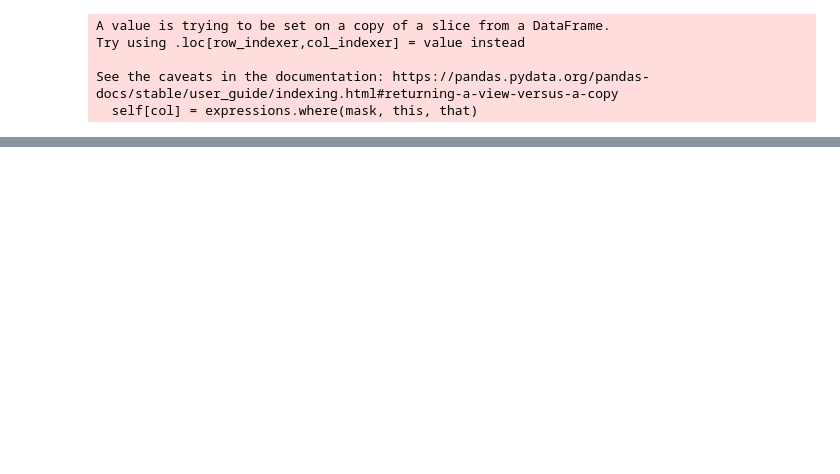
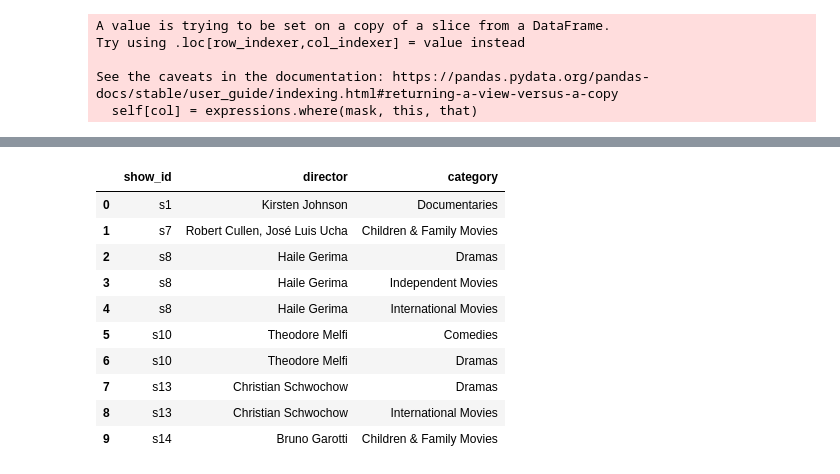
Before and after one commit to renatasarmet/mfbn, a Jupyter notebook: notebooks/netflix.ipynb, the cells around one changed output, grey strips where cells are left out. Drawn from its saved outputs; the diff is of its cells as text; code cells hidden in the pictures; blank space fills up the shorter version.

```diff
--- a/notebooks/netflix.ipynb
+++ b/notebooks/netflix.ipynb
@@ -285,0 +337,24 @@ See the caveats in the documentation: https://pandas.pydata.org/pandas-docs/stab
+# %%
+tripartite1.director = tripartite1.director.str.strip()
+tripartite1 = (tripartite1
+               .set_index(['show_id', 'director'])['listed_in']
+               .apply(lambda x: [s.strip() for s in x.split(',')])
+               .apply(pd.Series)
+               .stack()
+              )
+tripartite1 = tripartite1.reset_index()
+tripartite1.columns = ['show_id', 'director', 'sample_num', 'category']
+tripartite1 = tripartite1[['show_id', 'director', 'category']]
+tripartite1.head(10)
+# %% [output]
+|  | show_id | director | category |
+| 0 | s1 | Kirsten Johnson | Documentaries |
+| 1 | s7 | Robert Cullen, José Luis Ucha | Children & Family Movies |
+| 2 | s8 | Haile Gerima | Dramas |
+| 3 | s8 | Haile Gerima | Independent Movies |
+| 4 | s8 | Haile Gerima | International Movies |
+| 5 | s10 | Theodore Melfi | Comedies |
+| 6 | s10 | Theodore Melfi | Dramas |
+| 7 | s13 | Christian Schwochow | Dramas |
+| 8 | s13 | Christian Schwochow | International Movies |
+| 9 | s14 | Bruno Garotti | Children & Family Movies |
```
Also changed, not shown: parts of 24 cells of this notebook, 27 other files.
